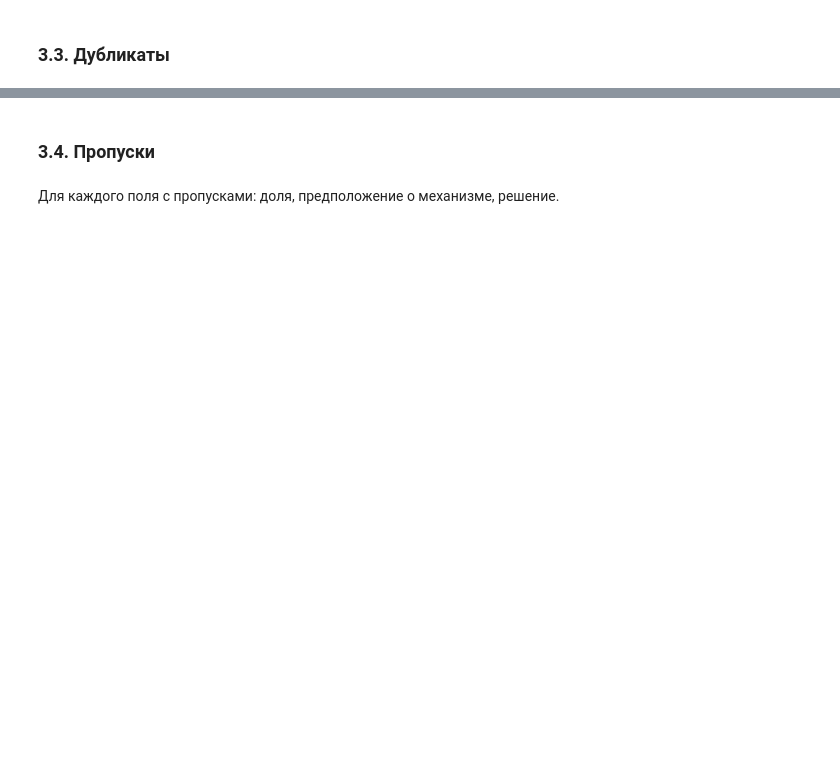
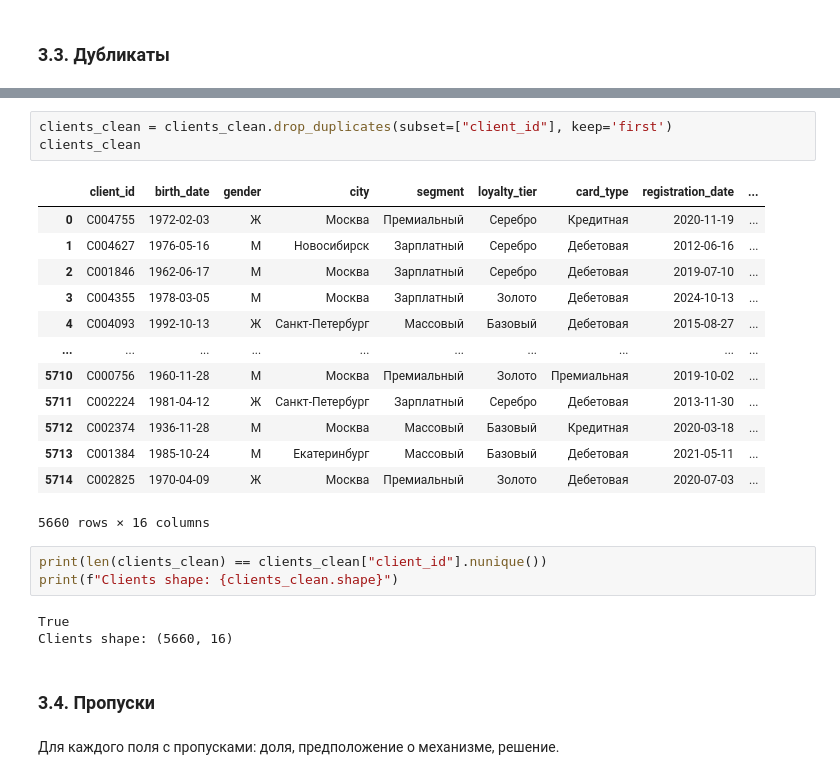
Before and after one commit to mashamis/Mischenko_Maria_Lab1, a Jupyter notebook: 01_analysis.ipynb, the cells around one changed output, grey strips where cells are left out. Saved outputs shown, nothing was run; the diff lists cells and outputs as text; blank space fills up the shorter version.

```diff
--- a/01_analysis.ipynb
+++ b/01_analysis.ipynb
@@ -435,3 +655,26 @@ III.  Связь между таблицами
+# %%
+clients_clean = clients_clean.drop_duplicates(subset=["client_id"], keep='first')
+clients_clean
+# %% [output]
+|  | client_id | birth_date | gender | city | segment | loyalty_tier | card_type | registration_date | ... |
+| 0 | C004755 | 1972-02-03 | Ж | Москва | Премиальный | Серебро | Кредитная | 2020-11-19 | ... |
+| 1 | C004627 | 1976-05-16 | М | Новосибирск | Зарплатный | Серебро | Дебетовая | 2012-06-16 | ... |
+| 2 | C001846 | 1962-06-17 | М | Москва | Зарплатный | Серебро | Дебетовая | 2019-07-10 | ... |
+| 3 | C004355 | 1978-03-05 | М | Москва | Зарплатный | Золото | Дебетовая | 2024-10-13 | ... |
+| 4 | C004093 | 1992-10-13 | Ж | Санкт-Петербург | Массовый | Базовый | Дебетовая | 2015-08-27 | ... |
+| ... | ... | ... | ... | ... | ... | ... | ... | ... | ... |
+| 5710 | C000756 | 1960-11-28 | М | Москва | Премиальный | Золото | Премиальная | 2019-10-02 | ... |
+| 5711 | C002224 | 1981-04-12 | Ж | Санкт-Петербург | Зарплатный | Серебро | Дебетовая | 2013-11-30 | ... |
+| 5712 | C002374 | 1936-11-28 | М | Москва | Массовый | Базовый | Кредитная | 2020-03-18 | ... |
+| 5713 | C001384 | 1985-10-24 | М | Екатеринбург | Массовый | Базовый | Дебетовая | 2021-05-11 | ... |
+| 5714 | C002825 | 1970-04-09 | Ж | Москва | Премиальный | Золото | Дебетовая | 2020-07-03 | ... |
+5660 rows × 16 columns
+# %%
+print(len(clients_clean) == clients_clean["client_id"].nunique())
+print(f"Clients shape: {clients_clean.shape}")
+# %% [output]
+True
+Clients shape: (5660, 16)
 # %% [markdown]
 ### 3.4. Пропуски
 # %% [markdown]
```
Also changed, not shown: parts of 23 cells of this notebook.
